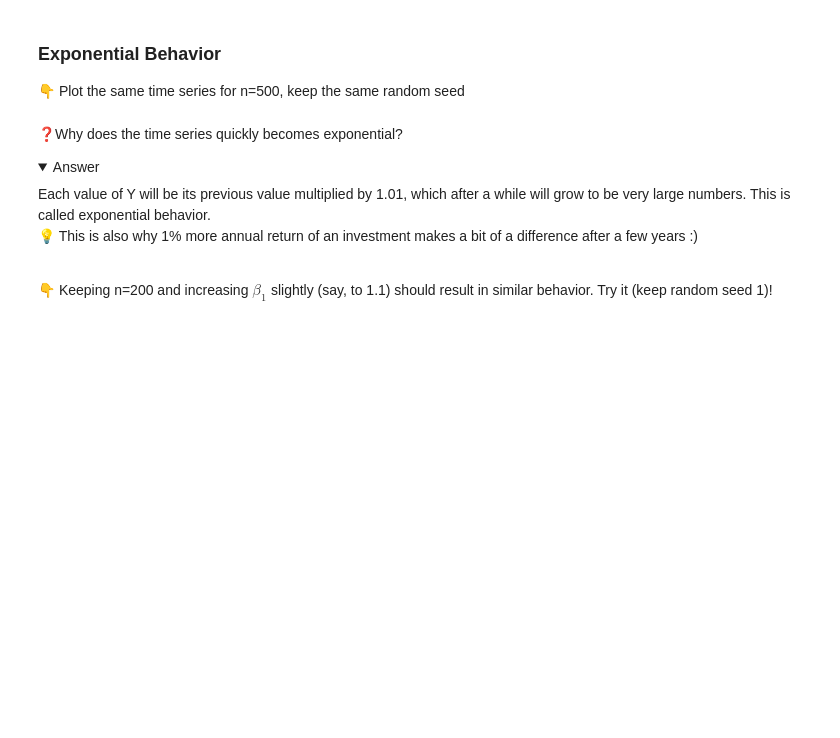
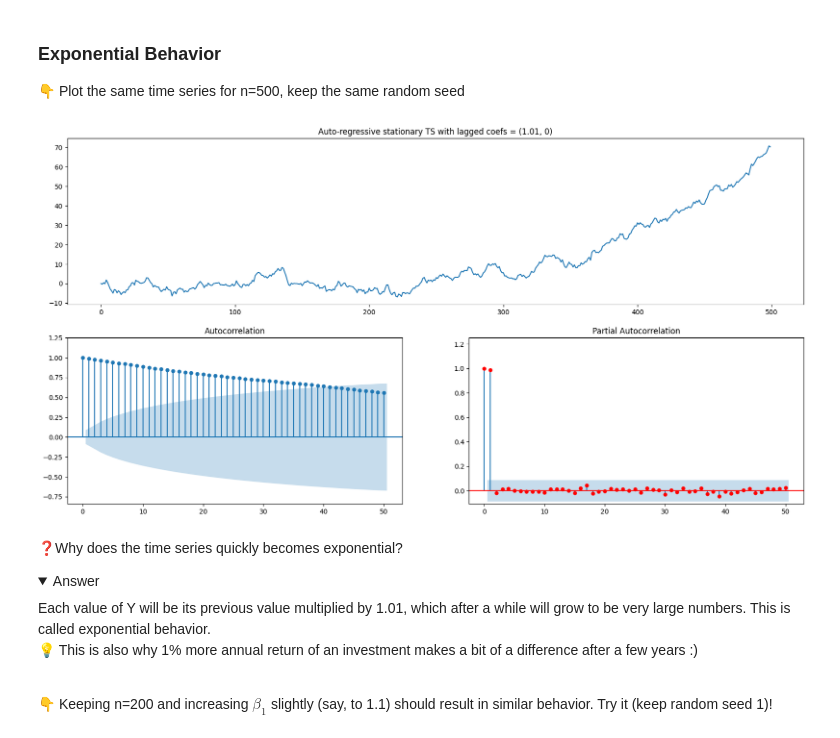
Before and after one commit to Juancorreav/data-artificial-time-series, a Jupyter notebook: artificial_time_series.ipynb, the cells around one changed output. Cells and saved outputs as stored; diff of their text form; code cells hidden in the pictures; folded sections open; blank space fills up the shorter version.

```diff
--- a/artificial_time_series.ipynb
+++ b/artificial_time_series.ipynb
@@ -118,3 +124,7 @@ You should now see a trend.
+# %%
+plot_ar_process(ar1=1.01, n=500)
+# %% [output]
+[figure, added]
 # %% [markdown]
 ❓️Why does the time series quickly becomes exponential?
 
```
Also changed, not shown: parts of 38 cells of this notebook.
